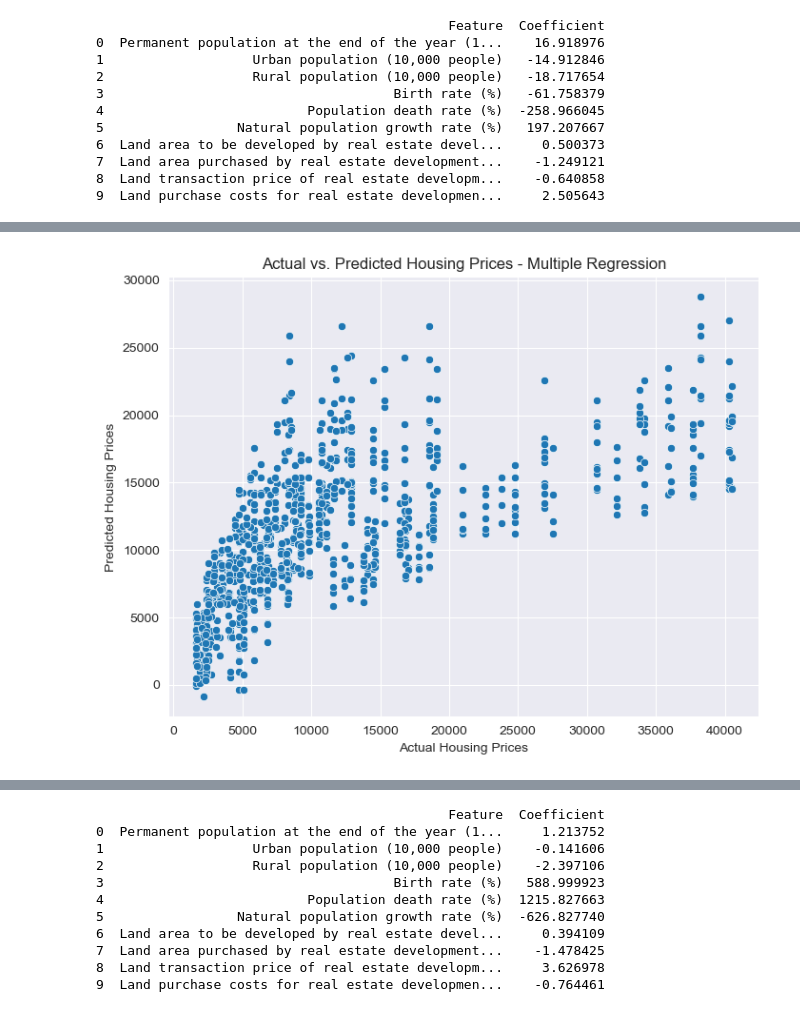
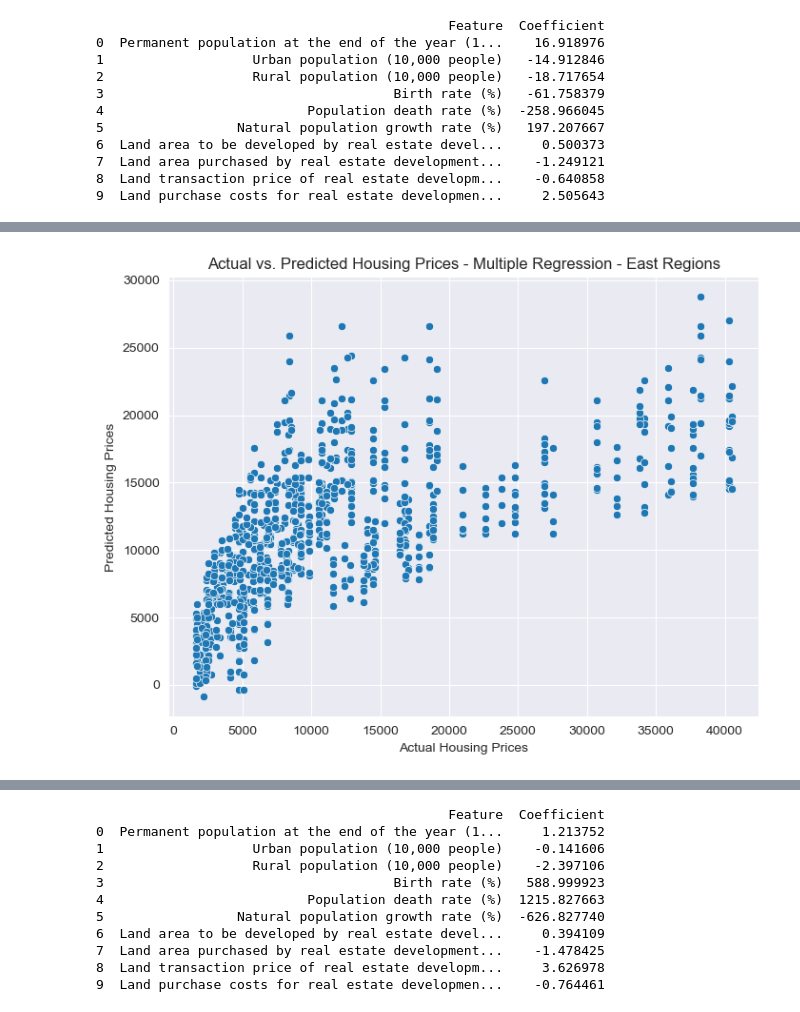
Before and after one commit to roywithpandas/rwp_repo, a Jupyter notebook: models&graph/modeling_analysis.ipynb, the cells around one changed output, grey strips where cells are left out. Saved outputs shown, nothing was run; the diff lists cells and outputs as text; code cells hidden in the pictures.

```diff
--- a/models&graph/modeling_analysis.ipynb
+++ b/models&graph/modeling_analysis.ipynb
@@ -167,38 +188,6 @@ y_column = 'Average sales price of commercial housing (yuan/m^2)'
 
 X = merged_data[X_columns]
 y = merged_data[y_column]
-# %%
-import pandas as pd
-
-# Load housing price data
-housing_data = pd.concat([pd.read_csv(file) for file in east_region_hp])
-
-# Load population data
-population_data = pd.concat([pd.read_csv(file) for file in east_region_pop])
-
-# Load land cost data
-landCost_data = pd.concat([pd.read_csv(file) for file in east_region_lc])
-
-# Merge the two datasets based on a common key (e.g., region and year)
-merged_data = pd.merge(housing_data, population_data, on=['Years'])
-merged_data = pd.merge(merged_data, landCost_data, on=['Years'])
-
-# Select relevant columns for X (features) and y (target variable)
-X_columns = ['Permanent population at the end of the year (10,000 people)',
-             'Urban population (10,000 people)',
-             'Rural population (10,000 people)',
-             'Birth rate (%)',
-             'Population death rate (%)',
-             'Natural population growth rate (%)',
-             'Land area to be developed by real estate development enterprises (10k/m2)',
-             'Land area purchased by real estate development companies (10k/m2)',
-             'Land transaction price of real estate development enterprises (100million/yuan)',
-             'Land purchase costs for real estate development companies (100million/yuan)']
-
-y_column = 'Average sales price of commercial housing (yuan/m^2)'
-
-X = merged_data[X_columns]
-y = merged_data[y_column]
 # %%
 from sklearn.model_selection import train_test_split
 
@@ -238,13 +269,13 @@ print(coefficients)
 # %%
 import matplotlib.pyplot as plt
 import seaborn as sns
 
 # Plotting actual vs. predicted values
 plt.figure(figsize=(8, 6))
 sns.scatterplot(x=y_test, y=y_pred)
 plt.xlabel('Actual Housing Prices')
 plt.ylabel('Predicted Housing Prices')
-plt.title('Actual vs. Predicted Housing Prices - Multiple Regression')
+plt.title('Actual vs. Predicted Housing Prices - Multiple Regression - East Regions')
 plt.show()
 # %% [output]
-[figure, old version]
+[figure, new version]
```
Also changed, not shown: parts of 13 cells of this notebook, 6 other files.
